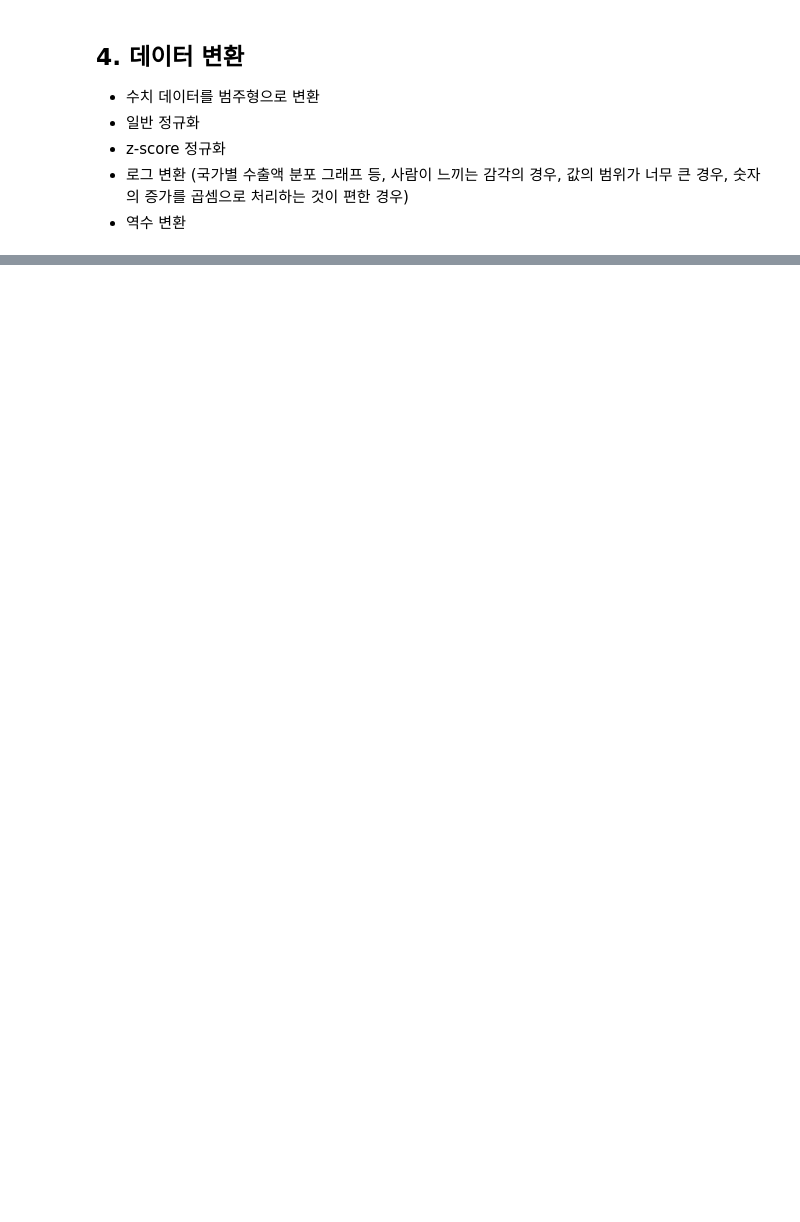
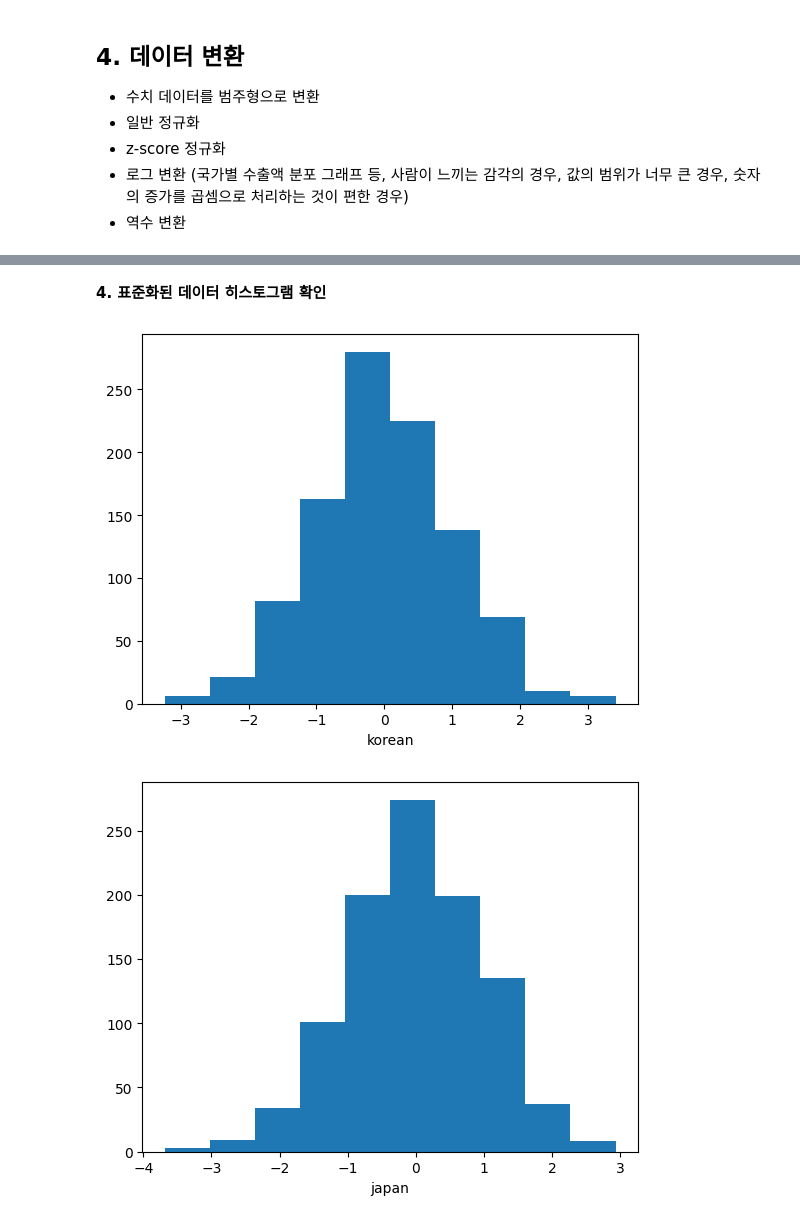
Before and after one commit to Naseungju/-_-, a Jupyter notebook: 01_DataPreprocessing.ipynb, the cells around one changed output, grey strips where cells are left out. Drawn from its saved outputs; the diff is of its cells as text; code cells hidden in the pictures; blank space fills up the shorter version.

```diff
--- a/01_DataPreprocessing.ipynb
+++ b/01_DataPreprocessing.ipynb
@@ -172,0 +340,7 @@ dtype: int64
+# %%
+# scipy 모듈 사용 표준화
+import scipy.stats as ss
+
+meat_consumption['z_score_kor'] = ss.zscore(meat_consumption_korean)
+meat_consumption['z_score_jap'] = ss.zscore(meat_consumption_japan)
+meat_consumption.head()
@@ -172,0 +360,4 @@ dtype: int64
+# %%
+meat_consumption['z_kor'] = (meat_consumption_korean - meat_consumption_korean.mean())/meat_consumption_korean.std()
+meat_consumption['z_jap'] = (meat_consumption_japan - meat_consumption_japan.mean())/meat_consumption_japan.std()
+meat_consumption.head()
@@ -172,0 +373,7 @@ dtype: int64
+# %%
+from sklearn.preprocessing import StandardScaler
+
+scaler = StandardScaler()
+meat_consumption['z_kor_sklearn'] = scaler.fit_transform(meat_consumption[['한국인']])
+meat_consumption['z_jap_sklearn'] = scaler.fit_transform(meat_consumption[['일본인']])
+meat_consumption.head()
@@ -172,0 +387,15 @@ dtype: int64
+# %% [markdown]
+**4. 표준화된 데이터 히스토그램 확인**
+# %%
+plt.hist(meat_consumption['z_kor'])
+plt.xlabel('korean')
+plt.show()
+
+plt.hist(meat_consumption['z_jap'])
+plt.xlabel('japan')
+plt.show()
+
+# -3 ~ 3범위로 바뀜
+# %% [output]
+[figure, added]
+[figure, added]
```
Also changed, not shown: parts of 61 cells of this notebook.
